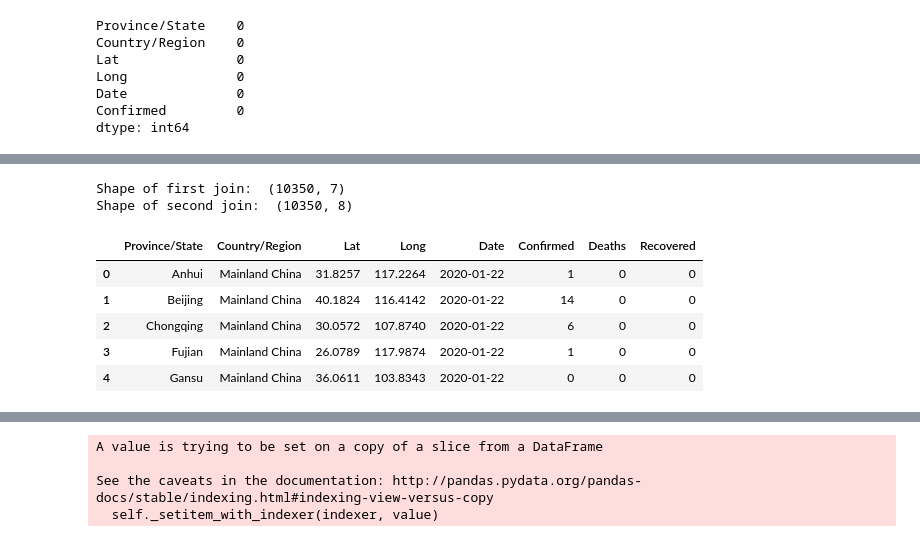
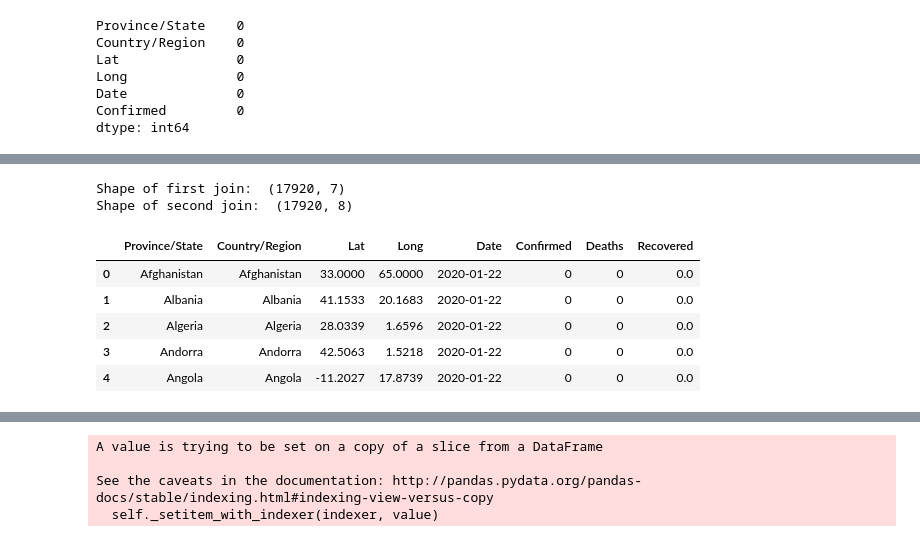
Before and after one commit to Pitsillides91/Python-Tutorials, a Jupyter notebook: CoronaVirus/Corona Virus Project - Evolution.ipynb, the cells around one changed output, grey strips where cells are left out. Cells and saved outputs as stored; diff of their text form; code cells hidden in the pictures.

```diff
--- a/CoronaVirus/Corona Virus Project - Evolution.ipynb
+++ b/CoronaVirus/Corona Virus Project - Evolution.ipynb
@@ -38,9 +38,9 @@ sns.set(rc={'figure.figsize':(12,10)})
 # %%
 # Loading the cumulative raw data
 
-raw_data_confirmed = pd.read_csv('C:\\Users\\pitsi\\Desktop\\Python Tutorials\\CoronaVirus\\time_series_19-covid-Confirmed.csv')
-raw_data_deaths = pd.read_csv('C:\\Users\\pitsi\\Desktop\\Python Tutorials\\CoronaVirus\\time_series_19-covid-Deaths.csv')
-raw_data_Recovered = pd.read_csv('C:\\Users\\pitsi\\Desktop\\Python Tutorials\\CoronaVirus\\time_series_19-covid-Recovered.csv')
+raw_data_confirmed = pd.read_csv('C:\\Users\\pitsi\\Desktop\\Python Tutorials\\CoronaVirus\\time_series_covid19_confirmed_global.csv')
+raw_data_deaths = pd.read_csv('C:\\Users\\pitsi\\Desktop\\Python Tutorials\\CoronaVirus\\time_series_covid19_deaths_global.csv')
+raw_data_Recovered = pd.read_csv('C:\\Users\\pitsi\\Desktop\\Python Tutorials\\CoronaVirus\\time_series_covid19_recovered_global.csv')
 
 print("The Shape of Cornirmed is: ", raw_data_confirmed.shape)
 print("The Shape of Cornirmed is: ", raw_data_deaths.shape)
@@ -108,8 +114,8 @@ dtype: int64
 # Dealing with NULL values
 
 raw_data_confirmed2['Province/State'].fillna(raw_data_confirmed2['Country/Region'], inplace=True)
-raw_data_deaths2['Province/State'].fillna(raw_data_confirmed2['Country/Region'], inplace=True)
-raw_data_Recovered2['Province/State'].fillna(raw_data_confirmed2['Country/Region'], inplace=True)
+raw_data_deaths2['Province/State'].fillna(raw_data_deaths2['Country/Region'], inplace=True)
+raw_data_Recovered2['Province/State'].fillna(raw_data_Recovered2['Country/Region'], inplace=True)
 
 raw_data_confirmed2.isnull().sum()
 # %% [output]
@@ -132,32 +150,32 @@ The Shape of Cornirmed is:  (10350, 6)
 # %%
 # Full Joins
 
 # Confirmed with Deaths
 full_join = raw_data_confirmed2.merge(raw_data_deaths2[['Province/State','Country/Region','Date','Deaths']],
-                                      how = 'outer',
+                                      how = 'left',
                                       left_on = ['Province/State','Country/Region','Date'],
                                       right_on = ['Province/State', 'Country/Region','Date'])
 
 print("Shape of first join: ", full_join.shape)
 
 # full join with Recovered
 full_join = full_join.merge(raw_data_Recovered2[['Province/State','Country/Region','Date','Recovered']],
-                                      how = 'outer',
+                                      how = 'left',
                                       left_on = ['Province/State','Country/Region','Date'],
                                       right_on = ['Province/State', 'Country/Region','Date'])
 
 print("Shape of second join: ", full_join.shape)
 
 full_join.head()
 # %% [output]
-Shape of first join:  (10350, 7)
-Shape of second join:  (10350, 8)
+Shape of first join:  (17920, 7)
+Shape of second join:  (17920, 8)
 |  | Province/State | Country/Region | Lat | Long | Date | Confirmed | Deaths | Recovered |
-| 0 | Anhui | Mainland China | 31.8257 | 117.2264 | 2020-01-22 | 1 | 0 | 0 |
-| 1 | Beijing | Mainland China | 40.1824 | 116.4142 | 2020-01-22 | 14 | 0 | 0 |
-| 2 | Chongqing | Mainland China | 30.0572 | 107.8740 | 2020-01-22 | 6 | 0 | 0 |
-| 3 | Fujian | Mainland China | 26.0789 | 117.9874 | 2020-01-22 | 1 | 0 | 0 |
-| 4 | Gansu | Mainland China | 36.0611 | 103.8343 | 2020-01-22 | 0 | 0 | 0 |
+| 0 | Afghanistan | Afghanistan | 33.0000 | 65.0000 | 2020-01-22 | 0 | 0 | 0.0 |
+| 1 | Albania | Albania | 41.1533 | 20.1683 | 2020-01-22 | 0 | 0 | 0.0 |
+| 2 | Algeria | Algeria | 28.0339 | 1.6596 | 2020-01-22 | 0 | 0 | 0.0 |
+| 3 | Andorra | Andorra | 42.5063 | 1.5218 | 2020-01-22 | 0 | 0 | 0.0 |
+| 4 | Angola | Angola | -11.2027 | 17.8739 | 2020-01-22 | 0 | 0 | 0.0 |
 # %%
 # checking for null values (especially long and lat)
 full_join.isnull().sum()
```
Also changed, not shown: parts of 19 cells of this notebook.
